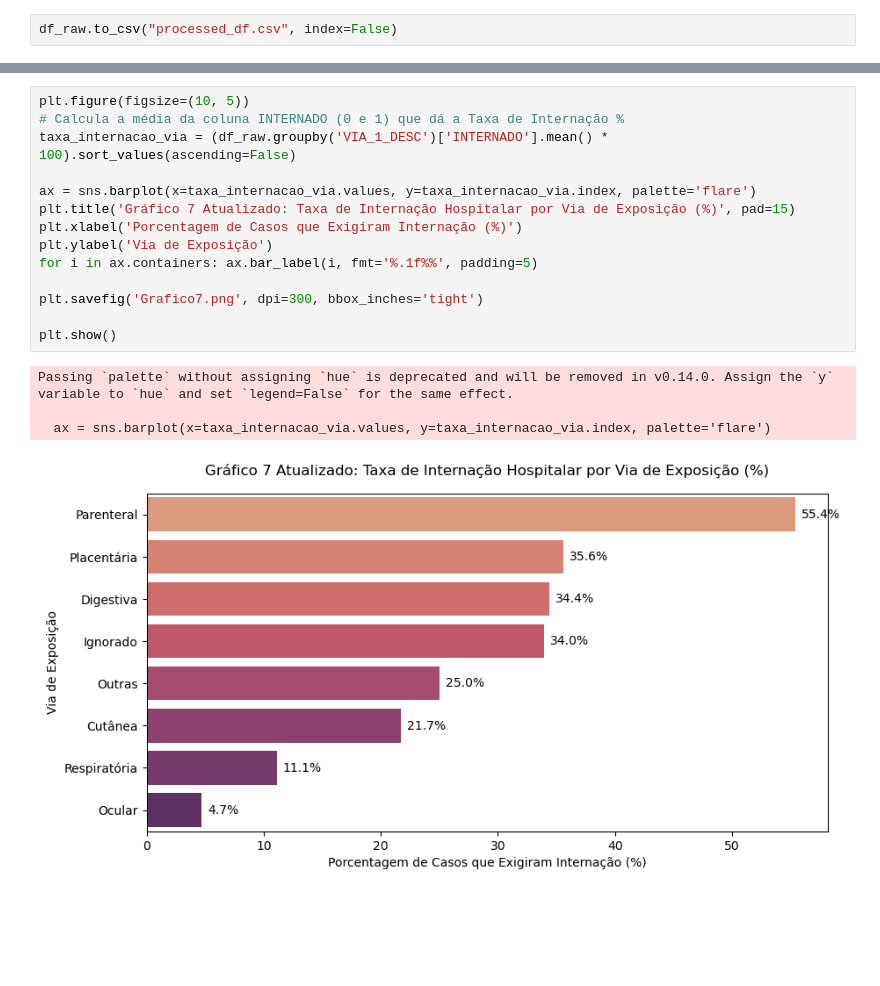
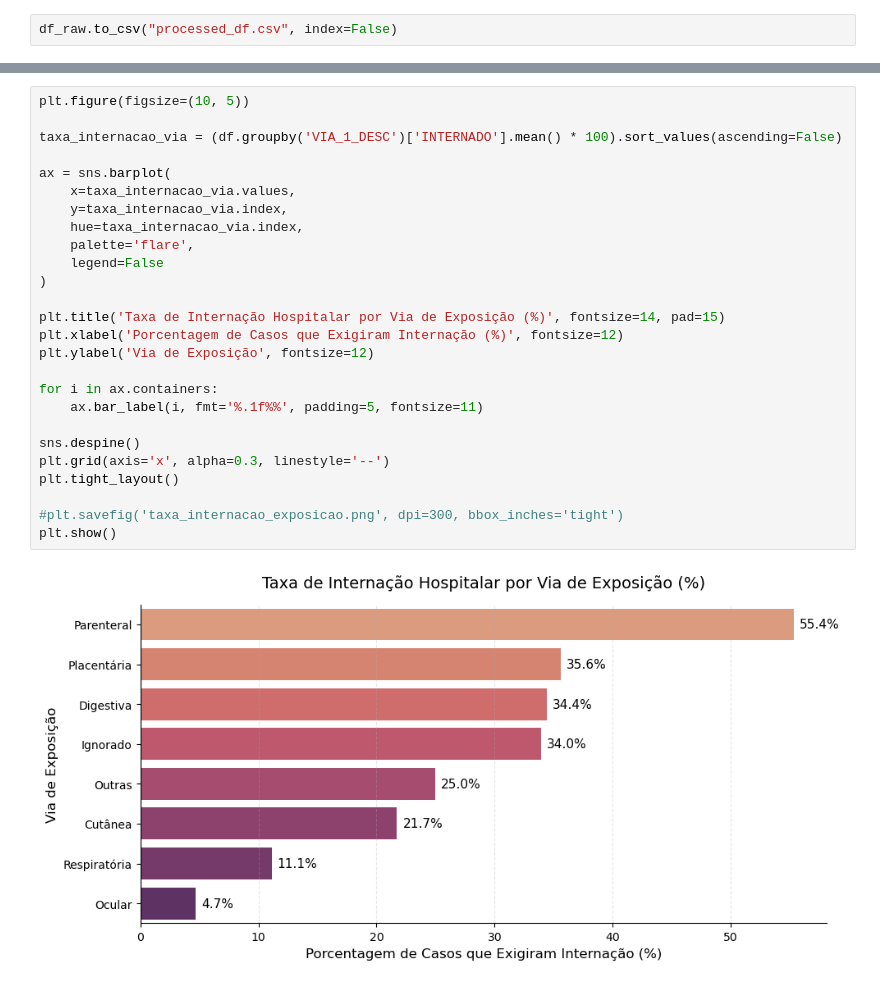
Before and after one commit to DemoreDev/amap, a Jupyter notebook: iexo.ipynb, the cells around one changed output, grey strips where cells are left out. Cells and saved outputs as stored; diff of their text form; blank space fills up the shorter version.

```diff
--- a/iexo.ipynb
+++ b/iexo.ipynb
@@ -519,20 +612,29 @@ Passing `palette` without assigning `hue` is deprecated and will be removed in v
 # %%
 plt.figure(figsize=(10, 5))
-# Calcula a média da coluna INTERNADO (0 e 1) que dá a Taxa de Internação %
-taxa_internacao_via = (df_raw.groupby('VIA_1_DESC')['INTERNADO'].mean() * 100).sort_values(ascending=False)
 
-ax = sns.barplot(x=taxa_internacao_via.values, y=taxa_internacao_via.index, palette='flare')
-plt.title('Gráfico 7 Atualizado: Taxa de Internação Hospitalar por Via de Exposição (%)', pad=15)
-plt.xlabel('Porcentagem de Casos que Exigiram Internação (%)')
-plt.ylabel('Via de Exposição')
-for i in ax.containers: ax.bar_label(i, fmt='%.1f%%', padding=5)
+taxa_internacao_via = (df.groupby('VIA_1_DESC')['INTERNADO'].mean() * 100).sort_values(ascending=False)
 
-plt.savefig('Grafico7.png', dpi=300, bbox_inches='tight')
+ax = sns.barplot(
+    x=taxa_internacao_via.values,
+    y=taxa_internacao_via.index,
+    hue=taxa_internacao_via.index,
+    palette='flare',
+    legend=False
+)
 
+plt.title('Taxa de Internação Hospitalar por Via de Exposição (%)', fontsize=14, pad=15)
+plt.xlabel('Porcentagem de Casos que Exigiram Internação (%)', fontsize=12)
+plt.ylabel('Via de Exposição', fontsize=12)
+
+for i in ax.containers:
+    ax.bar_label(i, fmt='%.1f%%', padding=5, fontsize=11)
+
+sns.despine()
+plt.grid(axis='x', alpha=0.3, linestyle='--')
+plt.tight_layout()
+
+#plt.savefig('taxa_internacao_exposicao.png', dpi=300, bbox_inches='tight')
 plt.show()
 # %% [output]
-Passing `palette` without assigning `hue` is deprecated and will be removed in v0.14.0. Assign the `y` variable to `hue` and set `legend=False` for the same effect.
-
-  ax = sns.barplot(x=taxa_internacao_via.values, y=taxa_internacao_via.index, palette='flare')
-[figure, old version]
+[figure, new version]
 # %%
```
Also changed, not shown: parts of 26 cells of this notebook, 1 other file.
